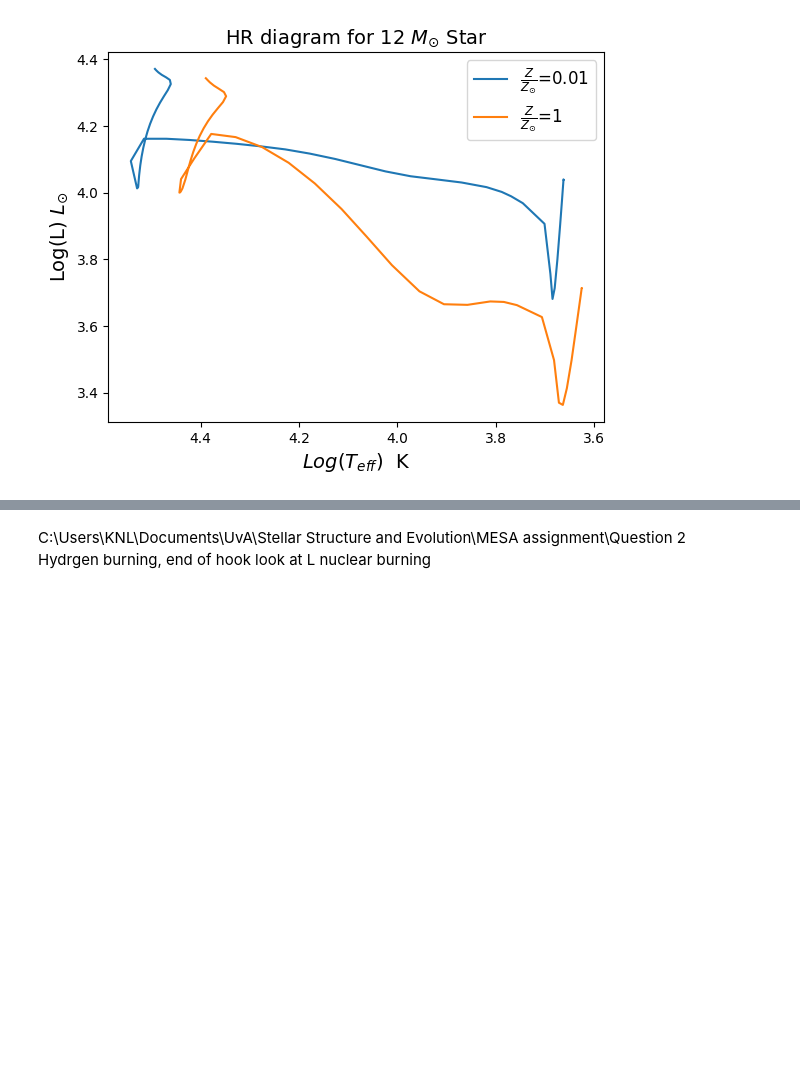
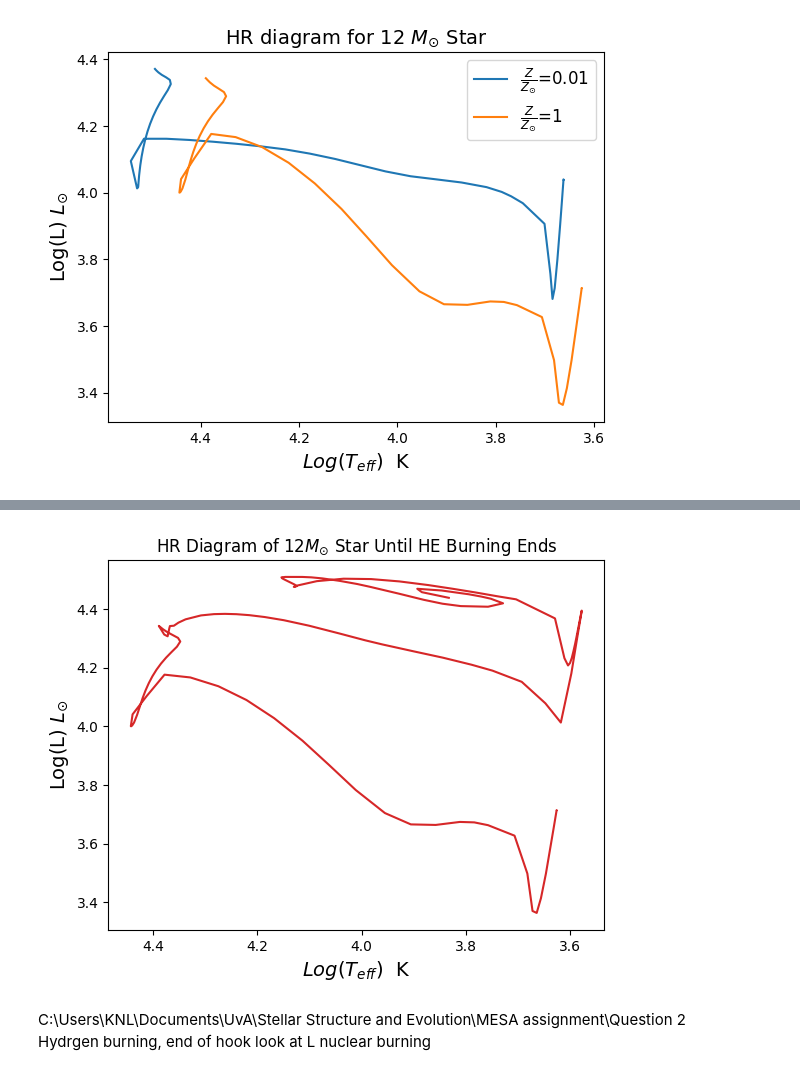
Before and after one commit to MantisShrimp2/Mesa, a Jupyter notebook: Question 2/Q2P4.ipynb, the cells around one changed output, grey strips where cells are left out. Saved outputs shown, nothing was run; the diff lists cells and outputs as text; code cells hidden in the pictures; blank space fills up the shorter version.

```diff
--- a/Question 2/Q2P4.ipynb
+++ b/Question 2/Q2P4.ipynb
@@ -193,0 +93,16 @@ Name: center_h1, dtype: float64
+# %%
+#helium endpoint plot
+# plt.plot(myT, myHe, label='Core helium')
+# N = len(myT)
+# plt.scatter(myT[N-1], myHe[N-1], color='tab:blue')
+
+
+plt.title("HR Diagram of 12$M_{\odot}$ Star Until HE Burning Ends")
+plt.xlabel("$Log(T_{eff})$  K ", fontsize=14)
+plt.ylabel("Log(L) $L_{\odot}$", fontsize=14)
+plt.plot(TeffHe, LumHe, color="tab:red")
+plt.gca().invert_xaxis()
+plt.savefig("Q2_4.png")
+plt.show()
+# %% [output]
+[figure, added]
```
Also changed, not shown: parts of 6 cells of this notebook.
